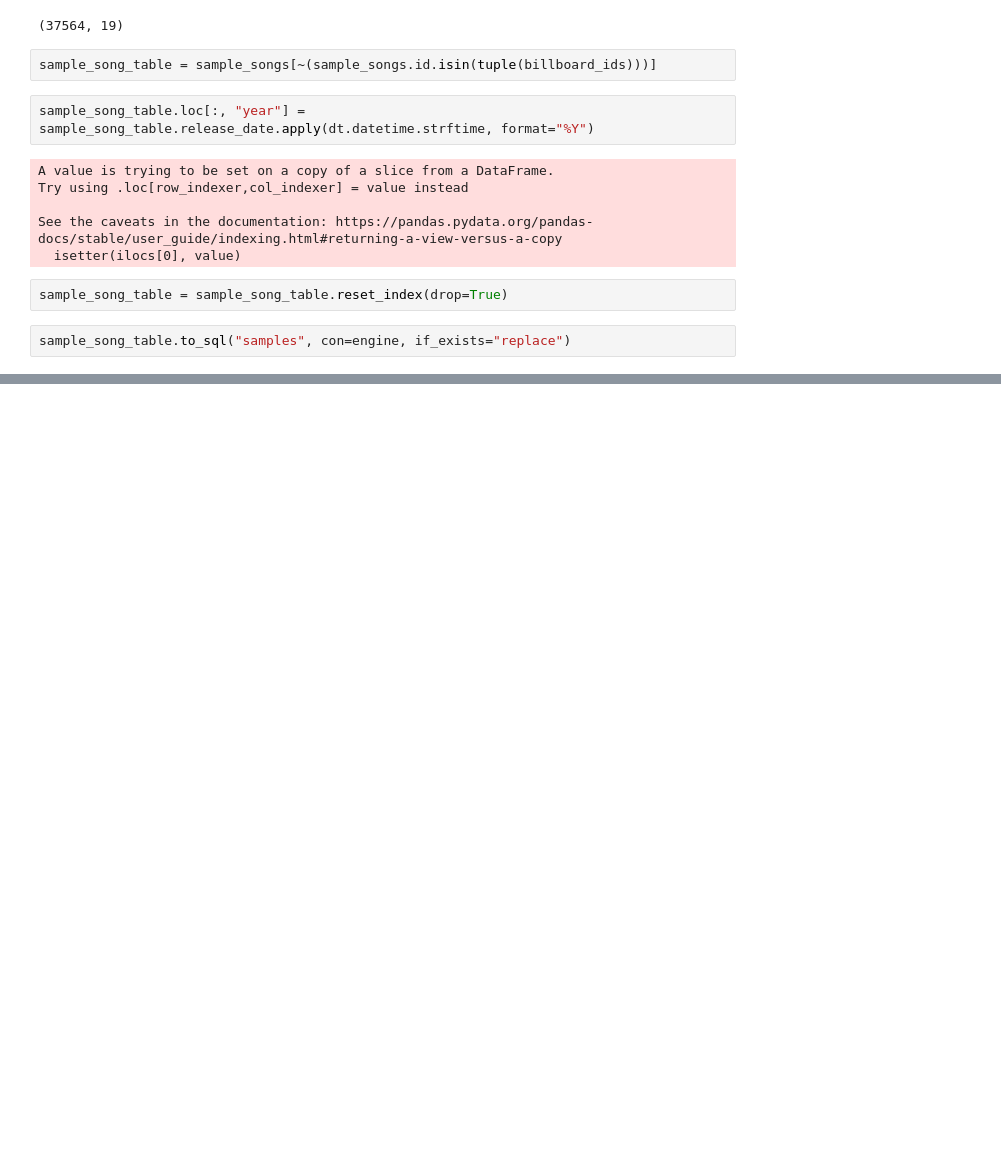
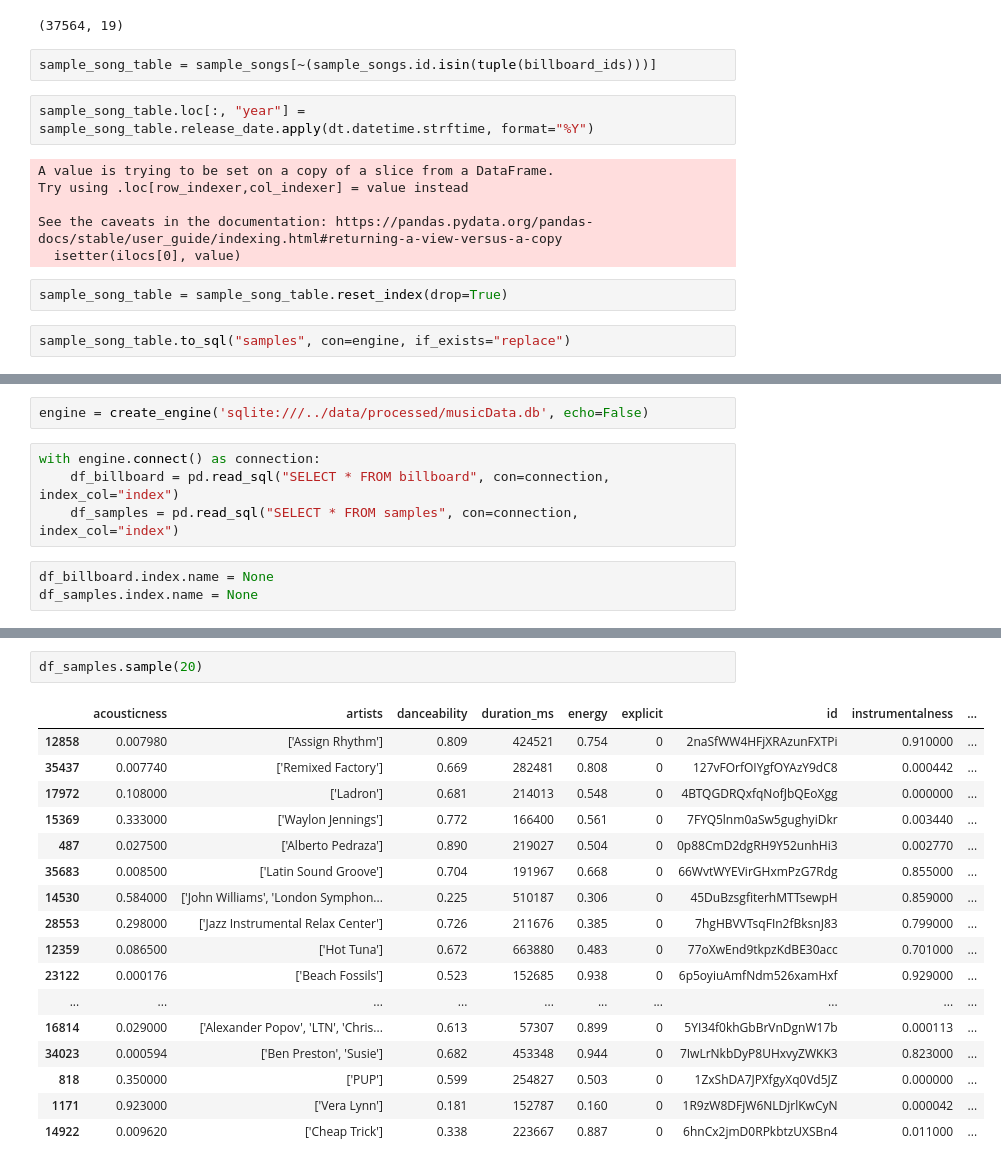
Before and after one commit to kyle-rgb/Spotify_Project, a Jupyter notebook: notebooks/DataTransformation.ipynb, the cells around one changed output, grey strips where cells are left out. Saved outputs shown, nothing was run; the diff lists cells and outputs as text; blank space fills up the shorter version.

Commit message:
Full Data Cleanup
Final Data File: finalData.db

```diff
--- a/notebooks/DataTransformation.ipynb
+++ b/notebooks/DataTransformation.ipynb
@@ -1915,0 +1922,9 @@ sample_song_table.to_sql("samples", con=engine, if_exists="replace")
+# %%
+engine = create_engine('sqlite:///../data/processed/musicData.db', echo=False)
+# %%
+with engine.connect() as connection:
+    df_billboard = pd.read_sql("SELECT * FROM billboard", con=connection, index_col="index")
+    df_samples = pd.read_sql("SELECT * FROM samples", con=connection, index_col="index")
+# %%
+df_billboard.index.name = None
+df_samples.index.name = None
@@ -1915,0 +1971,20 @@ sample_song_table.to_sql("samples", con=engine, if_exists="replace")
+# %%
+df_samples.sample(20)
+# %% [output]
+|  | acousticness | artists | danceability | duration_ms | energy | explicit | id | instrumentalness | ... |
+| 12858 | 0.007980 | ['Assign Rhythm'] | 0.809 | 424521 | 0.754 | 0 | 2naSfWW4HFjXRAzunFXTPi | 0.910000 | ... |
+| 35437 | 0.007740 | ['Remixed Factory'] | 0.669 | 282481 | 0.808 | 0 | 127vFOrfOIYgfOYAzY9dC8 | 0.000442 | ... |
+| 17972 | 0.108000 | ['Ladron'] | 0.681 | 214013 | 0.548 | 0 | 4BTQGDRQxfqNofJbQEoXgg | 0.000000 | ... |
+| 15369 | 0.333000 | ['Waylon Jennings'] | 0.772 | 166400 | 0.561 | 0 | 7FYQ5lnm0aSw5gughyiDkr | 0.003440 | ... |
+| 487 | 0.027500 | ['Alberto Pedraza'] | 0.890 | 219027 | 0.504 | 0 | 0p88CmD2dgRH9Y52unhHi3 | 0.002770 | ... |
+| 35683 | 0.008500 | ['Latin Sound Groove'] | 0.704 | 191967 | 0.668 | 0 | 66WvtWYEVirGHxmPzG7Rdg | 0.855000 | ... |
+| 14530 | 0.584000 | ['John Williams', 'London Symphon... | 0.225 | 510187 | 0.306 | 0 | 45DuBzsgfiterhMTTsewpH | 0.859000 | ... |
+| 28553 | 0.298000 | ['Jazz Instrumental Relax Center'] | 0.726 | 211676 | 0.385 | 0 | 7hgHBVVTsqFIn2fBksnJ83 | 0.799000 | ... |
+| 12359 | 0.086500 | ['Hot Tuna'] | 0.672 | 663880 | 0.483 | 0 | 77oXwEnd9tkpzKdBE30acc | 0.701000 | ... |
+| 23122 | 0.000176 | ['Beach Fossils'] | 0.523 | 152685 | 0.938 | 0 | 6p5oyiuAmfNdm526xamHxf | 0.929000 | ... |
+| ... | ... | ... | ... | ... | ... | ... | ... | ... | ... |
+| 16814 | 0.029000 | ['Alexander Popov', 'LTN', 'Chris... | 0.613 | 57307 | 0.899 | 0 | 5YI34f0khGbBrVnDgnW17b | 0.000113 | ... |
+| 34023 | 0.000594 | ['Ben Preston', 'Susie'] | 0.682 | 453348 | 0.944 | 0 | 7IwLrNkbDyP8UHxvyZWKK3 | 0.823000 | ... |
+| 818 | 0.350000 | ['PUP'] | 0.599 | 254827 | 0.503 | 0 | 1ZxShDA7JPXfgyXq0Vd5JZ | 0.000000 | ... |
+| 1171 | 0.923000 | ['Vera Lynn'] | 0.181 | 152787 | 0.160 | 0 | 1R9zW8DFjW6NLDjrlKwCyN | 0.000042 | ... |
+| 14922 | 0.009620 | ['Cheap Trick'] | 0.338 | 223667 | 0.887 | 0 | 6hnCx2jmD0RPkbtzUXSBn4 | 0.011000 | ... |
```
Also changed, not shown: parts of 114 cells of this notebook.
